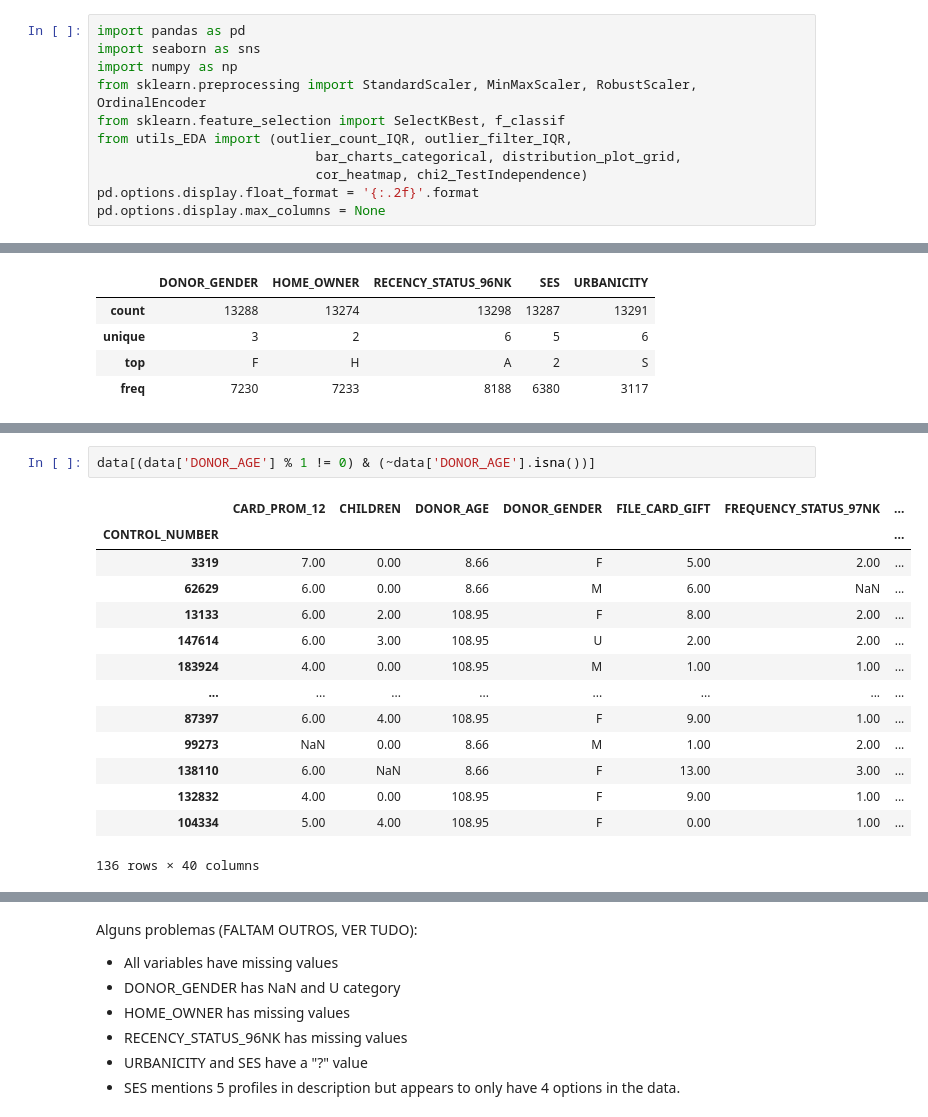
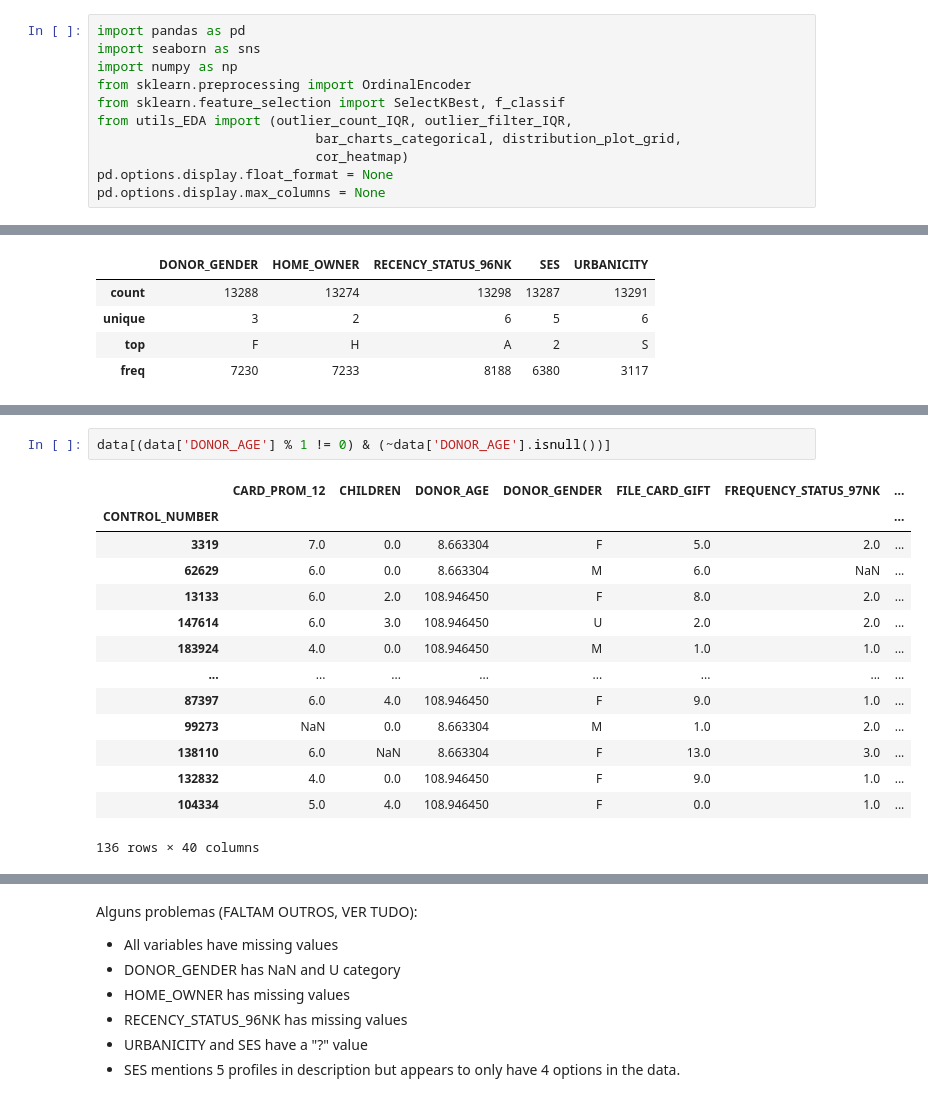
Before and after one commit to Dinis239/DM2_Project, a Jupyter notebook: EDA/test.ipynb, the cells around one changed output, grey strips where cells are left out. Drawn from its saved outputs; the diff is of its cells as text.

```diff
--- a/EDA/test.ipynb
+++ b/EDA/test.ipynb
@@ -4,12 +4,12 @@
 import pandas as pd
 import seaborn as sns
 import numpy as np
-from sklearn.preprocessing import StandardScaler, MinMaxScaler, RobustScaler, OrdinalEncoder
+from sklearn.preprocessing import OrdinalEncoder
 from sklearn.feature_selection import SelectKBest, f_classif
 from utils_EDA import (outlier_count_IQR, outlier_filter_IQR,
                             bar_charts_categorical, distribution_plot_grid,
-                            cor_heatmap, chi2_TestIndependence)
-pd.options.display.float_format = '{:.2f}'.format
+                            cor_heatmap)
+pd.options.display.float_format = None
 pd.options.display.max_columns = None
 # %%
 %cd ..
@@ -164,19 +308,19 @@ data.describe().T
 # %%
-data[(data['DONOR_AGE'] % 1 != 0) & (~data['DONOR_AGE'].isna())]
+data[(data['DONOR_AGE'] % 1 != 0) & (~data['DONOR_AGE'].isnull())]
 # %% [output]
 |  | CARD_PROM_12 | CHILDREN | DONOR_AGE | DONOR_GENDER | FILE_CARD_GIFT | FREQUENCY_STATUS_97NK | ... |
 | CONTROL_NUMBER |  |  |  |  |  |  | ... |
-| 3319 | 7.00 | 0.00 | 8.66 | F | 5.00 | 2.00 | ... |
-| 62629 | 6.00 | 0.00 | 8.66 | M | 6.00 | NaN | ... |
-| 13133 | 6.00 | 2.00 | 108.95 | F | 8.00 | 2.00 | ... |
-| 147614 | 6.00 | 3.00 | 108.95 | U | 2.00 | 2.00 | ... |
-| 183924 | 4.00 | 0.00 | 108.95 | M | 1.00 | 1.00 | ... |
+| 3319 | 7.0 | 0.0 | 8.663304 | F | 5.0 | 2.0 | ... |
+| 62629 | 6.0 | 0.0 | 8.663304 | M | 6.0 | NaN | ... |
+| 13133 | 6.0 | 2.0 | 108.946450 | F | 8.0 | 2.0 | ... |
+| 147614 | 6.0 | 3.0 | 108.946450 | U | 2.0 | 2.0 | ... |
+| 183924 | 4.0 | 0.0 | 108.946450 | M | 1.0 | 1.0 | ... |
 | ... | ... | ... | ... | ... | ... | ... | ... |
-| 87397 | 6.00 | 4.00 | 108.95 | F | 9.00 | 1.00 | ... |
-| 99273 | NaN | 0.00 | 8.66 | M | 1.00 | 2.00 | ... |
-| 138110 | 6.00 | NaN | 8.66 | F | 13.00 | 3.00 | ... |
-| 132832 | 4.00 | 0.00 | 108.95 | F | 9.00 | 1.00 | ... |
-| 104334 | 5.00 | 4.00 | 108.95 | F | 0.00 | 1.00 | ... |
+| 87397 | 6.0 | 4.0 | 108.946450 | F | 9.0 | 1.0 | ... |
+| 99273 | NaN | 0.0 | 8.663304 | M | 1.0 | 2.0 | ... |
+| 138110 | 6.0 | NaN | 8.663304 | F | 13.0 | 3.0 | ... |
+| 132832 | 4.0 | 0.0 | 108.946450 | F | 9.0 | 1.0 | ... |
+| 104334 | 5.0 | 4.0 | 108.946450 | F | 0.0 | 1.0 | ... |
 136 rows × 40 columns
 # %%
 data[data['CHILDREN'] < 0]['CHILDREN'].value_counts()
```
Also changed, not shown: parts of 97 cells of this notebook.
